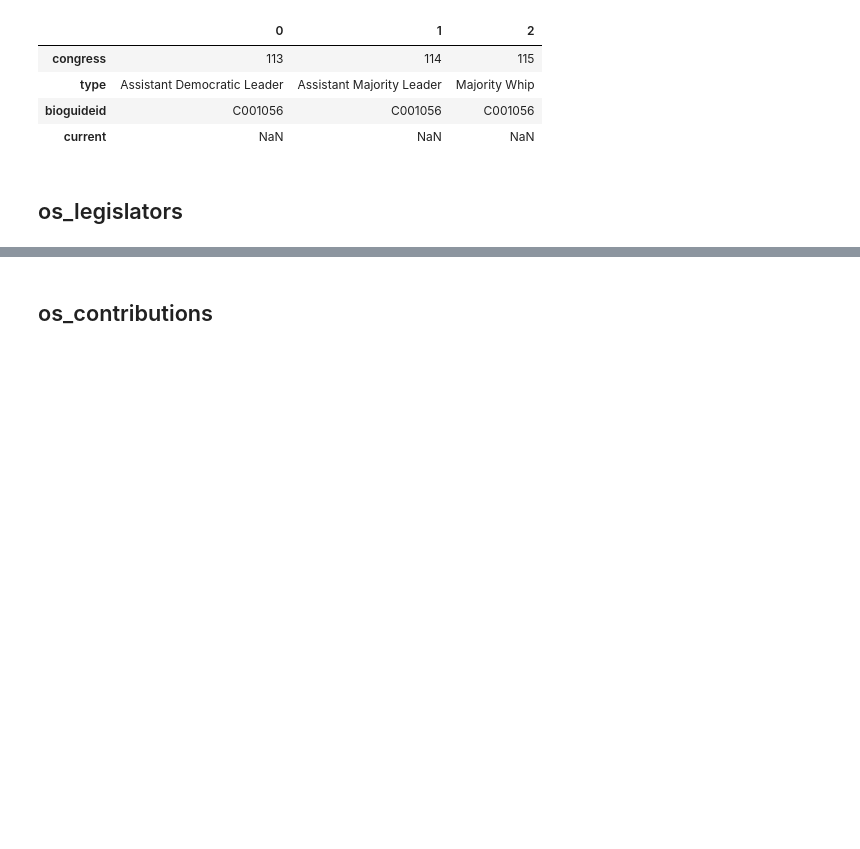
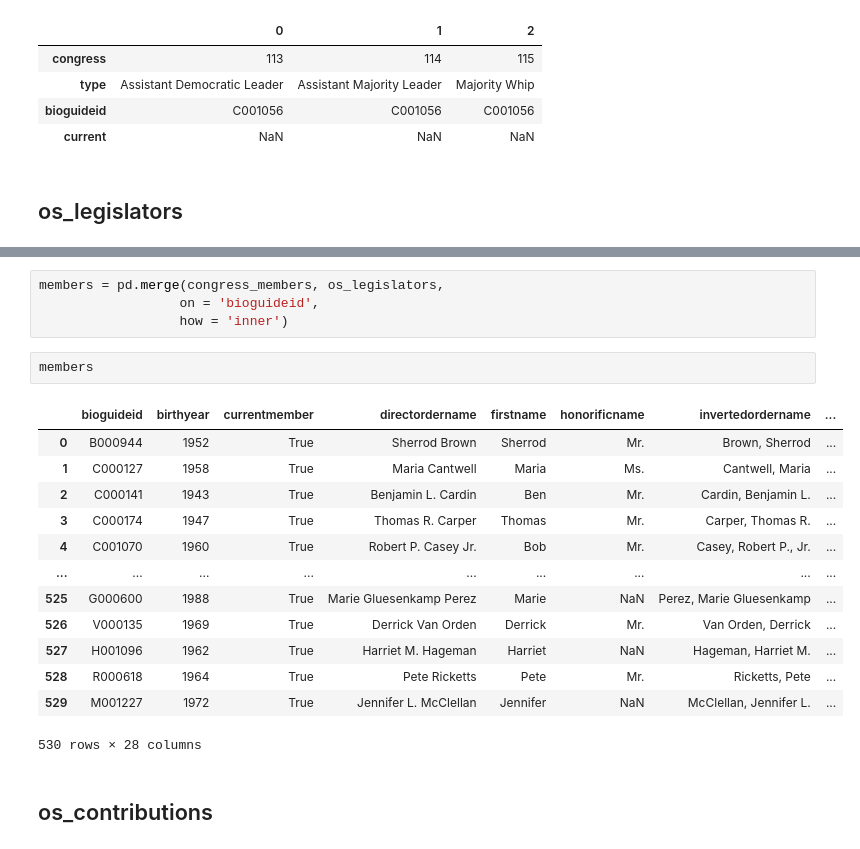
Before and after one commit to jkropko/contrans2023, a Jupyter notebook: congressdb.ipynb, the cells around one changed output, grey strips where cells are left out. Saved outputs shown, nothing was run; the diff lists cells and outputs as text; blank space fills up the shorter version.

Commit message:
Built and documented congress DB

```diff
--- a/congressdb.ipynb
+++ b/congressdb.ipynb
@@ -176,3 +213,23 @@ members = pd.merge(congress_members, os_legislators,
+# %%
+members = pd.merge(congress_members, os_legislators,
+                  on = 'bioguideid',
+                  how = 'inner')
+# %%
+members
+# %% [output]
+|  | bioguideid | birthyear | currentmember | directordername | firstname | honorificname | invertedordername | ... |
+| 0 | B000944 | 1952 | True | Sherrod Brown | Sherrod | Mr. | Brown, Sherrod | ... |
+| 1 | C000127 | 1958 | True | Maria Cantwell | Maria | Ms. | Cantwell, Maria | ... |
+| 2 | C000141 | 1943 | True | Benjamin L. Cardin | Ben | Mr. | Cardin, Benjamin L. | ... |
+| 3 | C000174 | 1947 | True | Thomas R. Carper | Thomas | Mr. | Carper, Thomas R. | ... |
+| 4 | C001070 | 1960 | True | Robert P. Casey Jr. | Bob | Mr. | Casey, Robert P., Jr. | ... |
+| ... | ... | ... | ... | ... | ... | ... | ... | ... |
+| 525 | G000600 | 1988 | True | Marie Gluesenkamp Perez | Marie | NaN | Perez, Marie Gluesenkamp | ... |
+| 526 | V000135 | 1969 | True | Derrick Van Orden | Derrick | Mr. | Van Orden, Derrick | ... |
+| 527 | H001096 | 1962 | True | Harriet M. Hageman | Harriet | NaN | Hageman, Harriet M. | ... |
+| 528 | R000618 | 1964 | True | Pete Ricketts | Pete | Mr. | Ricketts, Pete | ... |
+| 529 | M001227 | 1972 | True | Jennifer L. McClellan | Jennifer | NaN | McClellan, Jennifer L. | ... |
+530 rows × 28 columns
 # %% [markdown]
 ## os_contributions
 # %%
```
Also changed, not shown: parts of 25 cells of this notebook, 2 other files.
